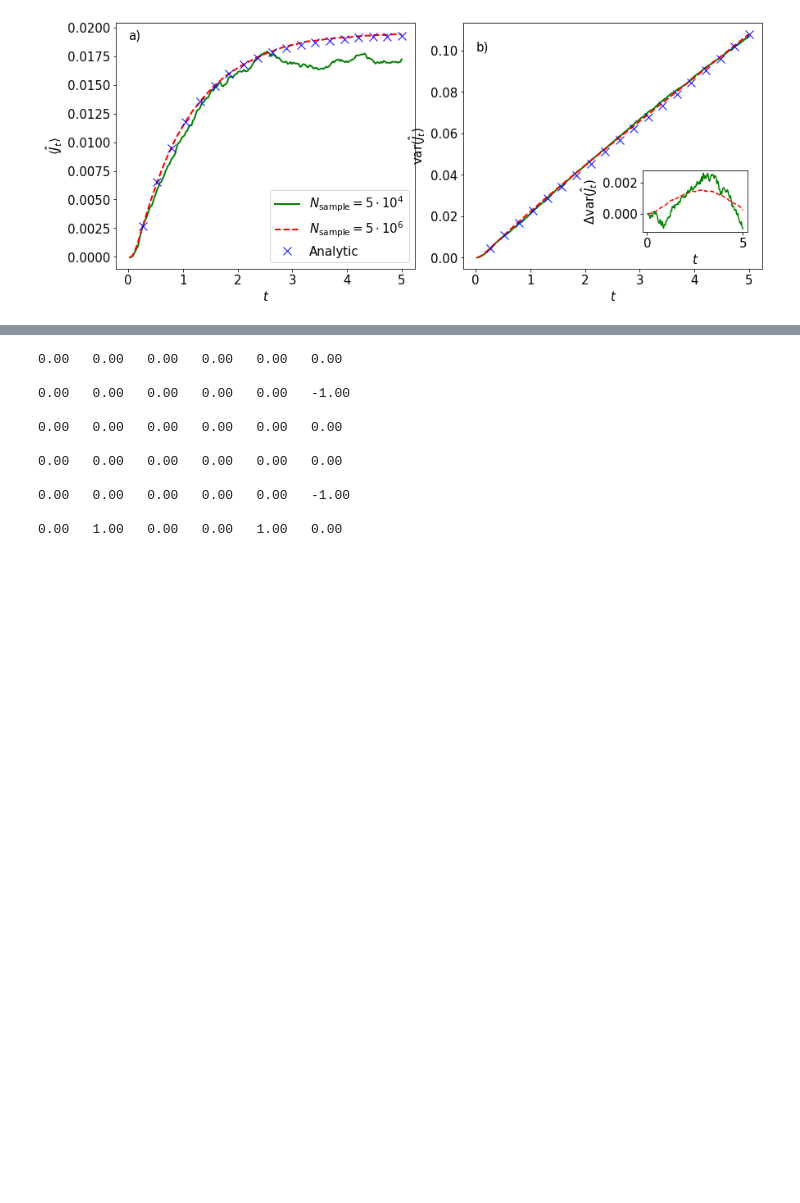
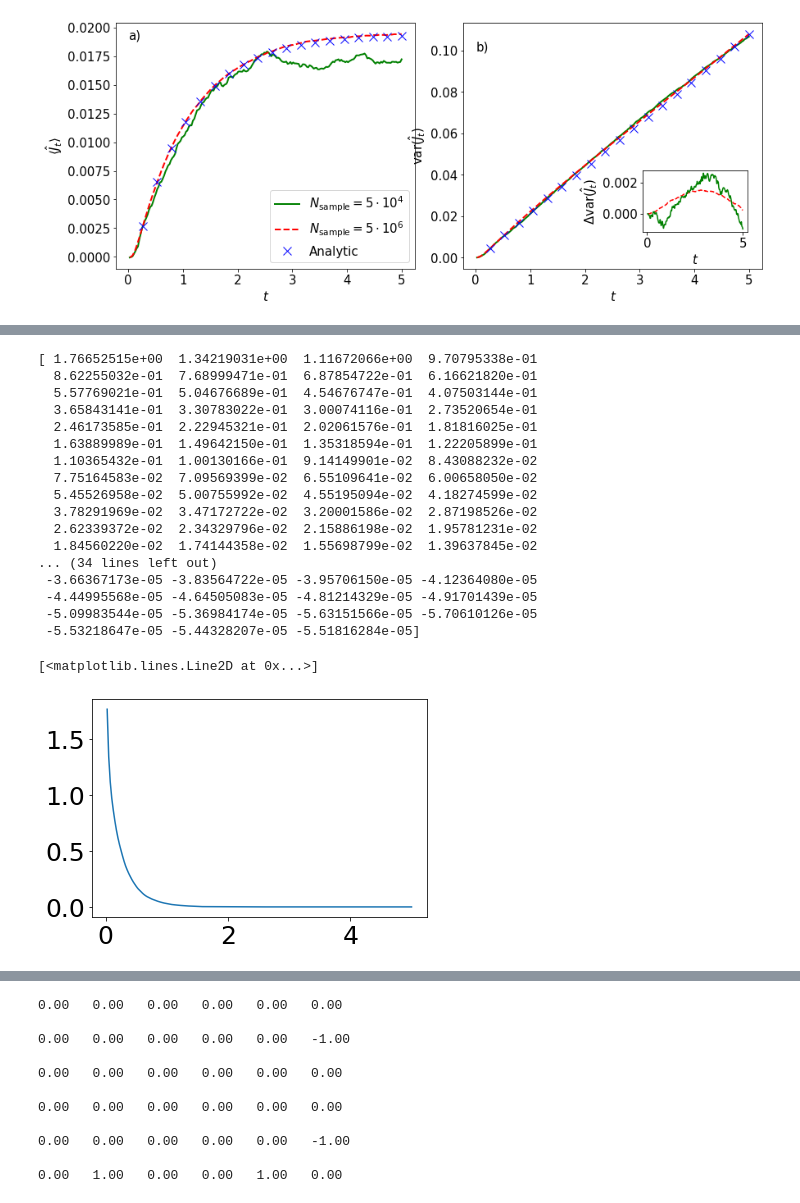
Before and after one commit to larstors/Master-Thesis, a Jupyter notebook: Code/Calmodulin.ipynb, the cells around one changed output, grey strips where cells are left out. Saved outputs shown, nothing was run; the diff lists cells and outputs as text; code cells hidden in the pictures; blank space fills up the shorter version.

```diff
--- a/Code/Calmodulin.ipynb
+++ b/Code/Calmodulin.ipynb
@@ -586,0 +540,24 @@ plt.legend(loc="right")
+# %%
+
+# plt.plot(time[1:], rho_mean)
+plt.plot(time[1:],rho_mean - np.ones_like(time[1:]) * (peq[0] + peq[1]))
+# %% [output]
+[ 1.76652515e+00  1.34219031e+00  1.11672066e+00  9.70795338e-01
+  8.62255032e-01  7.68999471e-01  6.87854722e-01  6.16621820e-01
+  5.57769021e-01  5.04676689e-01  4.54676747e-01  4.07503144e-01
+  3.65843141e-01  3.30783022e-01  3.00074116e-01  2.73520654e-01
+  2.46173585e-01  2.22945321e-01  2.02061576e-01  1.81816025e-01
+  1.63889989e-01  1.49642150e-01  1.35318594e-01  1.22205899e-01
+  1.10365432e-01  1.00130166e-01  9.14149901e-02  8.43088232e-02
+  7.75164583e-02  7.09569399e-02  6.55109641e-02  6.00658050e-02
+  5.45526958e-02  5.00755992e-02  4.55195094e-02  4.18274599e-02
+  3.78291969e-02  3.47172722e-02  3.20001586e-02  2.87198526e-02
+  2.62339372e-02  2.34329796e-02  2.15886198e-02  1.95781231e-02
+  1.84560220e-02  1.74144358e-02  1.55698799e-02  1.39637845e-02
+... (34 lines left out)
+ -3.66367173e-05 -3.83564722e-05 -3.95706150e-05 -4.12364080e-05
+ -4.44995568e-05 -4.64505083e-05 -4.81214329e-05 -4.91701439e-05
+ -5.09983544e-05 -5.36984174e-05 -5.63151566e-05 -5.70610126e-05
+ -5.53218647e-05 -5.44328207e-05 -5.51816284e-05]
+[<matplotlib.lines.Line2D at 0x...>]
+[figure, added]
```
Also changed, not shown: parts of 24 cells of this notebook, 1 other file.
